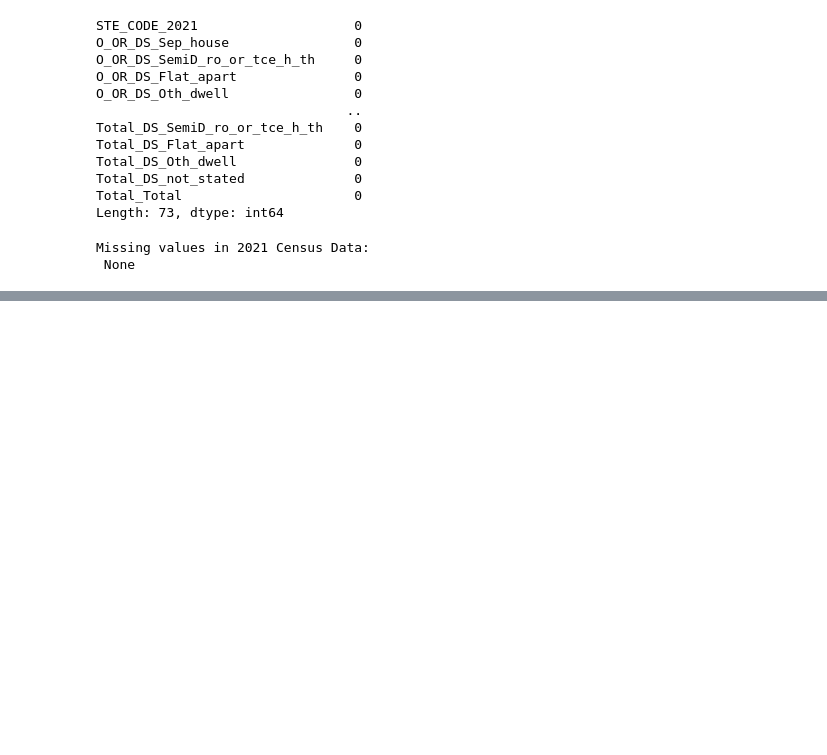
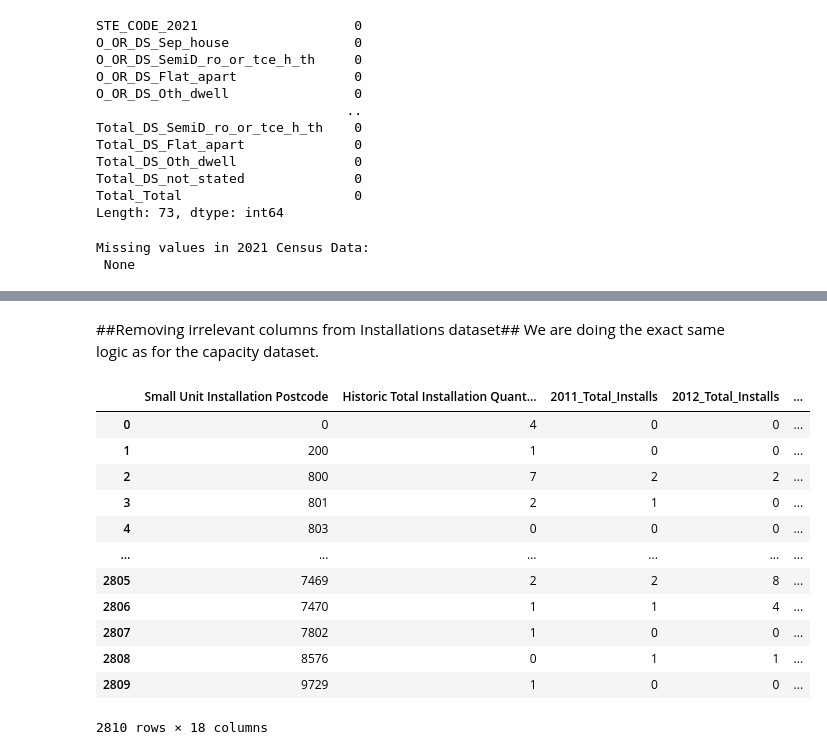
Before and after one commit to quantwothree/solar-energy-adoption-au, a Jupyter notebook: ARENA.ipynb, the cells around one changed output, grey strips where cells are left out. Saved outputs shown, nothing was run; the diff lists cells and outputs as text; code cells hidden in the pictures; blank space fills up the shorter version.

```diff
--- a/ARENA.ipynb
+++ b/ARENA.ipynb
@@ -508,0 +662,27 @@ Missing values in 2011 Census Data:
+# %% [markdown]
+##Removing irrelevant columns from Installations dataset##
+We are doing the exact same logic as for the capacity dataset.
+# %%
+df_installations_cleaned = df_installations[['Small Unit Installation Postcode', 'Historic Total Installation Quantity (2001 - 2010)']].copy()
+
+for year in range(2011, 2026):
+    year_columns = [column for column in df_installations.columns if str(year) in column]
+    df_installations_cleaned[f'{year}_Total_Installs'] = df_installations[year_columns].sum(axis=1)
+
+df_installations_cleaned['Total Installation Quantity'] = df_installations['Total Installation Quantity']
+
+display(df_installations_cleaned)
+# %% [output]
+|  | Small Unit Installation Postcode | Historic Total Installation Quant... | 2011_Total_Installs | 2012_Total_Installs | ... |
+| 0 | 0 | 4 | 0 | 0 | ... |
+| 1 | 200 | 1 | 0 | 0 | ... |
+| 2 | 800 | 7 | 2 | 2 | ... |
+| 3 | 801 | 2 | 1 | 0 | ... |
+| 4 | 803 | 0 | 0 | 0 | ... |
+| ... | ... | ... | ... | ... | ... |
+| 2805 | 7469 | 2 | 2 | 8 | ... |
+| 2806 | 7470 | 1 | 1 | 4 | ... |
+| 2807 | 7802 | 1 | 0 | 0 | ... |
+| 2808 | 8576 | 0 | 1 | 1 | ... |
+| 2809 | 9729 | 1 | 0 | 0 | ... |
+2810 rows × 18 columns
```
Also changed, not shown: parts of 26 cells of this notebook.
